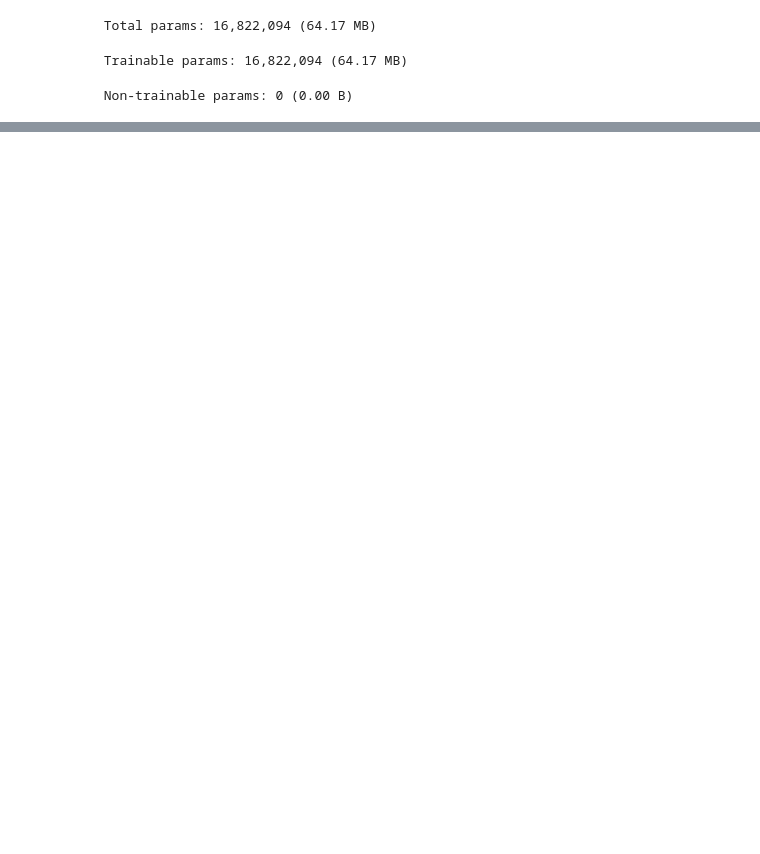
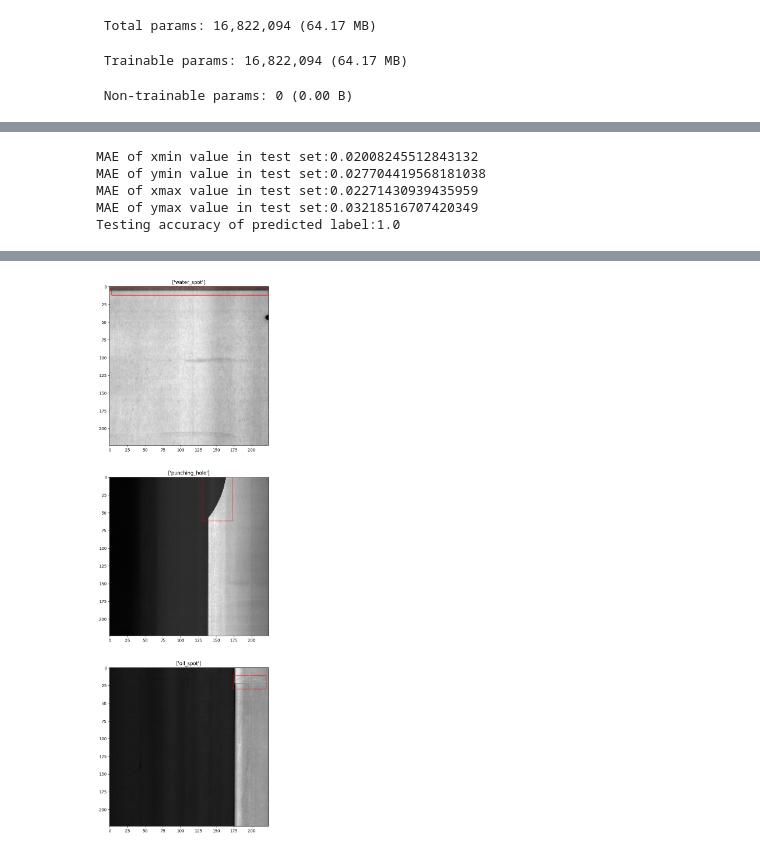
Before and after one commit to mstarkie/gc10-defect-classifier, a Jupyter notebook: notebooks/GC10_Defect_Classifier_Starter_Notebook.ipynb, the cells around one changed output, grey strips where cells are left out. Saved outputs shown, nothing was run; the diff lists cells and outputs as text; code cells hidden in the pictures; blank space fills up the shorter version.

Commit message:
latest update plus trained models.

```diff
--- a/notebooks/GC10_Defect_Classifier_Starter_Notebook.ipynb
+++ b/notebooks/GC10_Defect_Classifier_Starter_Notebook.ipynb
@@ -995,20 +1029,15 @@ from pathlib import Path
 from tensorflow import keras
 import os
 
-MODEL_PATH = Path("data/model/vgg16_model.keras")
-MODEL_PATH.parent.mkdir(parents=True, exist_ok=True)
-
-saved_meta = load_meta()
-# Refresh CURRENT_META in case directories changed during runtime
-CURRENT_META["class_names"] = get_class_names_from_dirs()
-CURRENT_META["num_classes"] = len(CURRENT_META["class_names"])
-CURRENT_META["dataset_sig"] = dataset_signature()
-
+MODEL_PATH = VGG_MODEL_PATH
+META_PATH  = MODEL_PATH.with_suffix(".meta.json")
+CURRENT_META = make_current_meta("VGG16", (224, 224))
+saved_meta = load_meta(VGG_META_PATH)
 can_reuse = MODEL_PATH.exists() and meta_matches(saved_meta, CURRENT_META) and not FORCE_RETRAIN
 
 if can_reuse:
-    print(f"Metadata matched. Loading model from {MODEL_PATH} (compile=False).")
-    vgg16 = keras.models.load_model(MODEL_PATH, compile=False)
+    print(f"Metadata matched. Loading model from {MODEL_PATH} (compile=True).")
+    vgg16 = keras.models.load_model(MODEL_PATH, compile=True)
 else:
     if MODEL_PATH.exists() and not meta_matches(saved_meta, CURRENT_META):
         diffs = diff_meta(saved_meta, CURRENT_META)
@@ -1030,8 +1059,12 @@ else:
         epochs=200,
         callbacks=[lr_reduce],   # keep your callbacks
     )
-    vgg16.save(MODEL_PATH, include_optimizer=False)
-    save_meta(CURRENT_META)
-    save_history(history_obj)   # <— no guard needed; only runs when we have a History
+    vgg16.save(str(MODEL_PATH), include_optimizer=False)
+    save_meta(CURRENT_META, META_PATH)
+    save_history(
+        history_obj,
+        json_path=str(VGG_HISTORY_JSON),
+        csv_path=str(VGG_HISTORY_CSV),
+    )
     print(f"Model saved to {MODEL_PATH} and metadata to {META_PATH}")
 # %% [output]
@@ -1049,0 +1112,27 @@ if hist_df is not None:
+# %%
+print("MAE of xmin value in test set:{}".format(results['xmin_mae']))
+print("MAE of ymin value in test set:{}".format(results['ymin_mae']))
+print("MAE of xmax value in test set:{}".format(results['xmax_mae']))
+print("MAE of ymax value in test set:{}".format(results['ymax_mae']))
+print("Testing accuracy of predicted label:{}".format(results['class_acc']))
+# %% [output]
+MAE of xmin value in test set:0.02008245512843132
+MAE of ymin value in test set:0.027704419568181038
+MAE of xmax value in test set:0.02271430939435959
+MAE of ymax value in test set:0.03218516707420349
+Testing accuracy of predicted label:1.0
+# %%
+plt.figure(figsize = (10, 24))
+for img, _ in test_dataset.take(1):
+    out1, out2, out3, out4, label = vgg16.predict(img)
+    for i in range(3):
+        plt.subplot(3, 1, i + 1)
+        plt.imshow(keras.preprocessing.image.array_to_img(img[i]))
+        pred_imglist = []
+        pred_imglist.append(class_dict[np.argmax(out5[i]) + 1])
+        plt.title(pred_imglist)
+        xmin, ymin, xmax, ymax = out1[i]*224, out2[i]*224, out3[i]*224, out4[i]*224
+        rect = Rectangle((xmin,ymin), (xmax - xmin), (ymax - ymin), fill = False, color = "r")
+        ax = plt.gca()
+        ax.axes.add_patch(rect)
+# %% [output]
@@ -1049,0 +1140 @@ if hist_df is not None:
+[figure, added]
```
Also changed, not shown: parts of 24 cells of this notebook, 12 other files.
